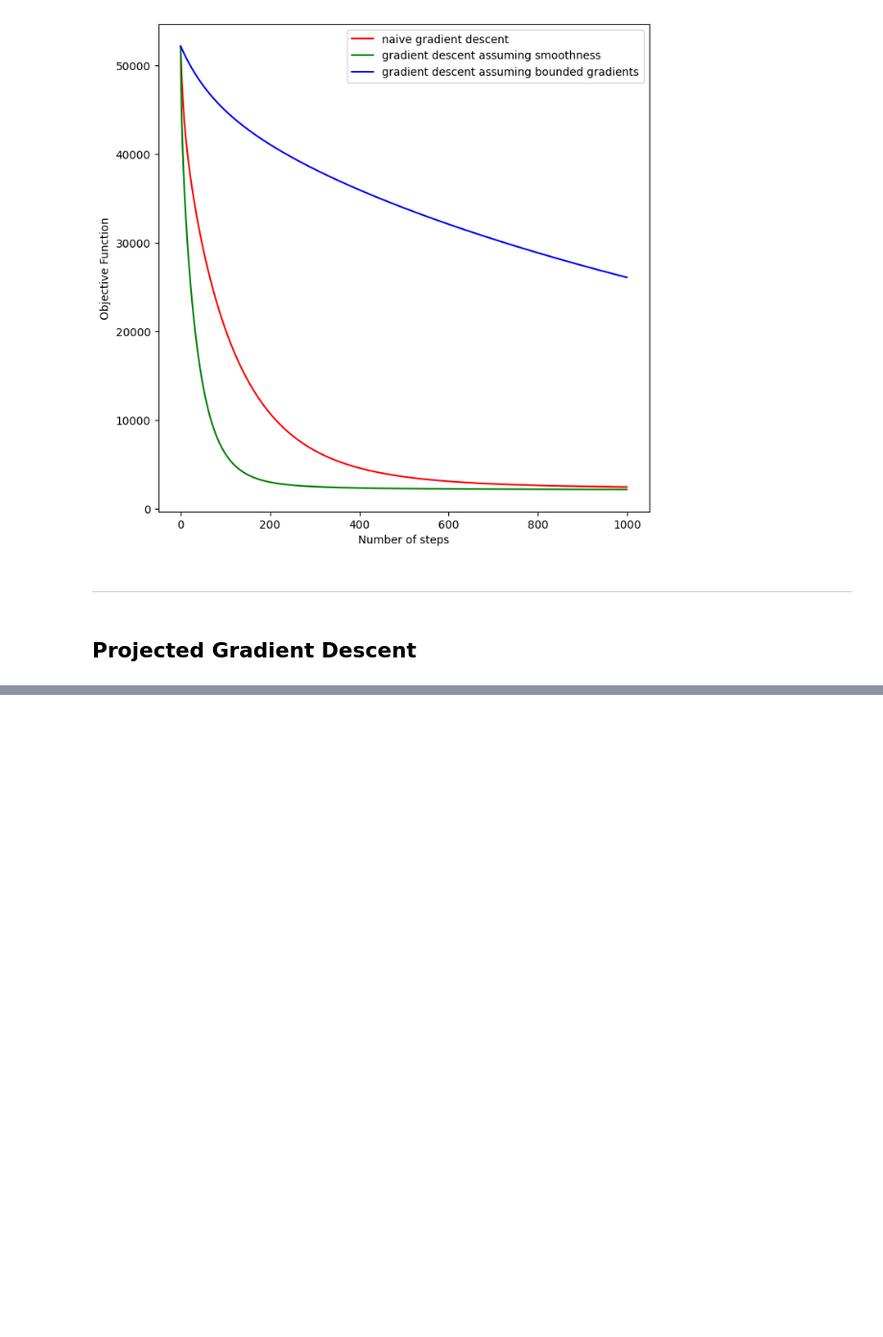
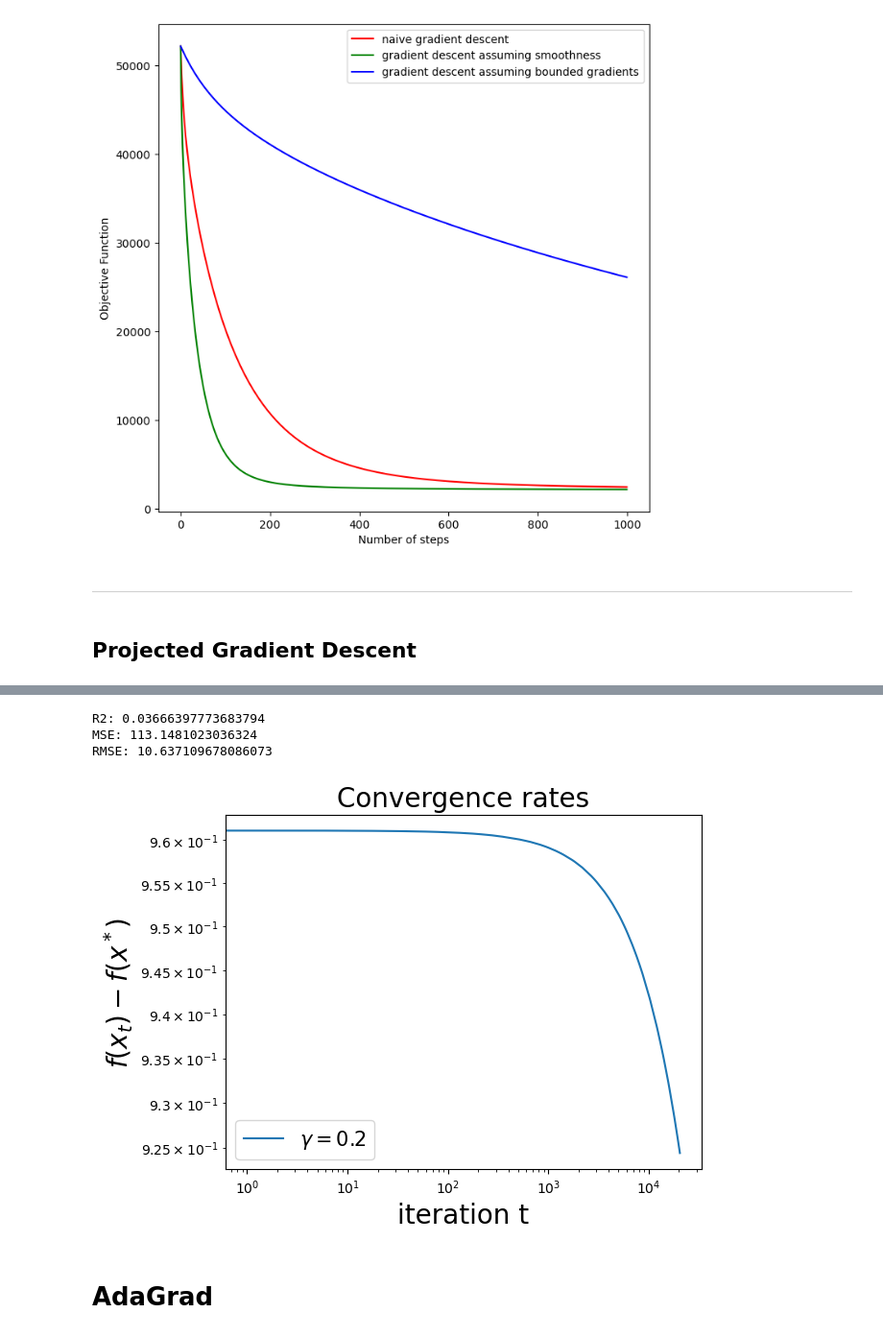
Before and after one commit to DanieleGotti/F1_Time_Prediction, a Jupyter notebook: Notebook.ipynb, the cells around one changed output, grey strips where cells are left out. Shown at 96% size. Saved outputs shown, nothing was run; the diff lists cells and outputs as text; code cells hidden in the pictures; blank space fills up the shorter version.

```diff
--- a/Notebook.ipynb
+++ b/Notebook.ipynb
@@ -286,0 +455,30 @@ plt.show()
+# %%
+num_trials = 10
+for i in range(num_trials):
+    # Try different parameter vectors $x$
+    x = np.random.rand(A.shape[1])
+
+    stochastic_gradients = []
+    # *********************************************************
+    # YOUR CODE HERE
+    # TODO: Compute all stochastic gradients, mini-batch size 1
+
+    for i in range(len(b)):
+        stochastic_gradients.append(minibatch_gradient(A[i:i+1, :], x, b[i:i+1]))
+
+    # *********************************************************
+
+    # axis = 0 is the mean along the column
+    mean_stochastic_gradients = np.mean(stochastic_gradients, axis = 0)
+
+    # *********************************************************
+    # YOUR CODE HERE
+
+    full_gradient = minibatch_gradient(A, x, b)
+
+    # *********************************************************
+
+    # Those should be the same on average
+    assert np.allclose(mean_stochastic_gradients, full_gradient)
+
+print('Tests passed')
@@ -286,0 +560,7 @@ plt.show()
+# %%
+# Usando gamma di prima è infinitamente lento, cambio
+max_iters = 50
+batch_size = 128
+gamma_stoc = 0.01
+
+gradient_objectives_stoc, gradient_xs_stoc = stochastic_gradient_descent(A, x_initial, b, batch_size, max_iters, gamma)
@@ -286,0 +585,18 @@ plt.show()
+# %%
+x_final = gradient_xs_stoc[-1]
+get_results(A, b, x_final)
+# %% [output]
+R2: 0.03666397773683794
+MSE: 113.1481023036324
+RMSE: 10.637109678086073
+# %%
+plt.title('Convergence rates', fontsize = 20)
+plt.loglog(gradient_objectives_stoc - best_objective, label = r'$\gamma = 0.2$')
+plt.xlabel('iteration t'  , fontsize = 20)
+plt.ylabel(r'$f(x_t) - f(x^*)$', fontsize = 20)
+plt.legend(fontsize = 15)
+plt.show()
+# %% [output]
+[figure, added]
+# %% [markdown]
+# AdaGrad
```
Also changed, not shown: parts of 28 cells of this notebook.
